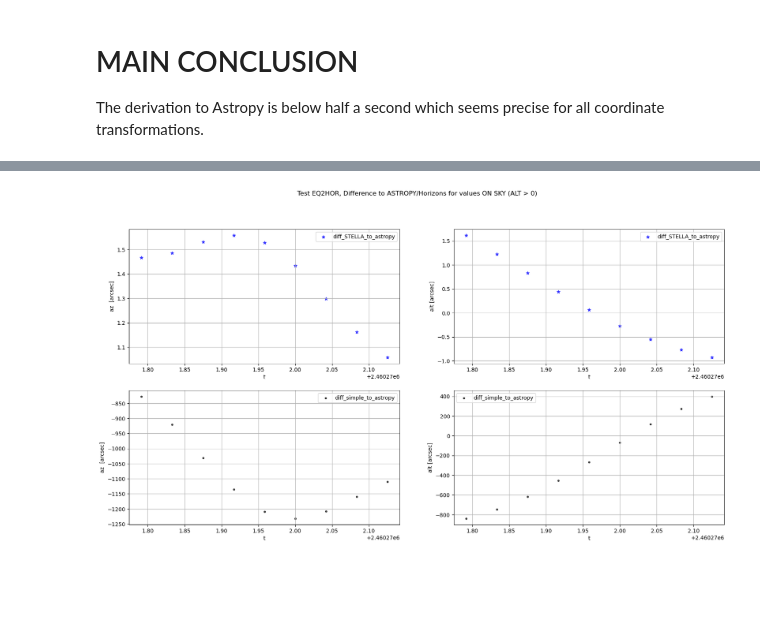
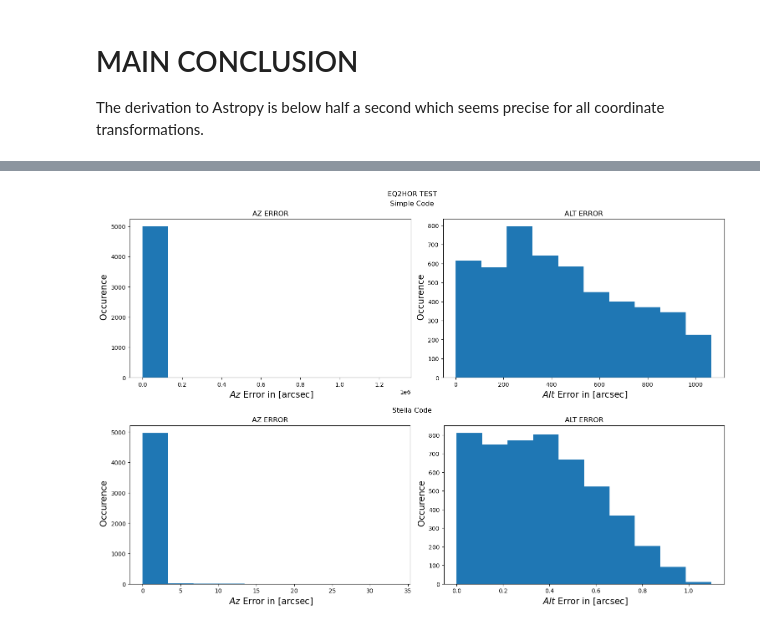
Before and after one commit to BROTLib/AstroBROT, a Jupyter notebook: testing/BROT_test.ipynb, the cells around one changed output, grey strips where cells are left out. Drawn from its saved outputs; the diff is of its cells as text; code cells hidden in the pictures; blank space fills up the shorter version.

Commit message:
indepth EQ2HOR test

```diff
--- a/testing/BROT_test.ipynb
+++ b/testing/BROT_test.ipynb
@@ -115,7 +118,7 @@ def test_EQ2HOR(coord_eq, time = datetime.datetime.now(), loc = [51.559311261326
     coord_in_b.write({'ra':coord_eq[0], 'dec':coord_eq[1]})
     # change estate to execute test -> 2 == test_state.EQ2HOR
     plc.write_by_name(data_name='MAIN.estate', value=2, plc_datatype=pyads.PLCTYPE_INT)
-    sleep(0.01) # new cycle of twincat
+    sleep(0.02) # new cycle of twincat
 
     # get ALT/AZ values
     # STELLA code
@@ -125,7 +128,7 @@ def test_EQ2HOR(coord_eq, time = datetime.datetime.now(), loc = [51.559311261326
     plc.close()
     #------------------------------------------------------------------------------------------
 
-    return np.array([[coord_out_s_beck['alt'], coord_out_s_beck['az']],[coord_out_beck['alt'], coord_out_beck['az']],[coord_hor_astro.alt.degree, coord_hor_astro.az.degree]])
+    return np.array([[coord_out_s_beck['alt'], coord_out_s_beck['az']], [coord_out_beck['alt'], coord_out_beck['az']], [coord_hor_astro.alt.degree, coord_hor_astro.az.degree]])
 
 
 def check_cycle_time(): # returns the actual twincat cycle time
@@ -238,30 +174,0 @@ axs[1,1].grid()
-# %%
-
-fig, axs = plt.subplots(2, 2, figsize=(20, 10))
-fig.suptitle('Test EQ2HOR, Difference to ASTROPY/Horizons for values ON SKY (ALT > 0)')
-axs[0,0].scatter(ts.time.jd[results[:,1,0] > 0], diff_az_stella[results[:,1,0] > 0]*3600, marker='*', alpha=0.7, c='blue', label='diff_STELLA_to_astropy')
-axs[0,0].set_xlabel('t')
-axs[0,0].set_ylabel('az  [arcsec]')
-axs[0,0].legend()
-axs[0,0].grid()
-
-axs[0,1].scatter(ts.time.jd[results[:,1,0] > 0], diff_alt_stella[results[:,1,0] > 0]*3600, marker='*', alpha=0.7, c='blue', label='diff_STELLA_to_astropy')
-axs[0,1].set_xlabel('t')
-axs[0,1].set_ylabel('alt [arcsec]')
-axs[0,1].legend()
-axs[0,1].grid()
-
-
-axs[1,0].scatter(ts.time.jd[results[:,1,0] > 0], diff_az_simple[results[:,1,0] > 0]*3600, marker='.', alpha=0.7, c='black', label='diff_simple_to_astropy')
-axs[1,0].set_xlabel('t')
-axs[1,0].set_ylabel('az  [arcsec]')
-axs[1,0].legend()
-axs[1,0].grid()
-
-axs[1,1].scatter(ts.time.jd[results[:,1,0] > 0], diff_alt_simple[results[:,1,0] > 0]*3600, marker='.', alpha=0.7, c='black', label='diff_simple_to_astropy')
-axs[1,1].set_xlabel('t')
-axs[1,1].set_ylabel('alt [arcsec]')
-axs[1,1].legend()
-axs[1,1].grid()
-# %% [output]
-[figure, removed]
@@ -267,0 +223,39 @@ axs[1,1].grid()
+# %%
+# create 2x1 subplots
+fig, axs = plt.subplots(nrows=2, ncols=1, constrained_layout=True, figsize=(15, 10))
+fig.suptitle('EQ2HOR TEST')
+
+# clear subplots
+for ax in axs:
+    ax.remove()
+
+err_masked = err#[mask]
+# add subfigure per subplot
+gridspec = axs[0].get_subplotspec().get_gridspec()
+subfigs = [fig.add_subfigure(gs) for gs in gridspec]
+subfigs[0].suptitle('Simple Code')
+axs_simple = subfigs[0].subplots(nrows=1, ncols=2)
+axs_simple[0].set_title('AZ ERROR')
+axs_simple[0].hist(err_masked[:,0,0])
+axs_simple[0].set_xlabel(r' $Az$ Error in [arcsec]', fontsize=15)
+axs_simple[0].set_ylabel(r' Occurence', fontsize=15)
+
+axs_simple[1].set_title('ALT ERROR')
+axs_simple[1].hist(err_masked[:,0,1])
+axs_simple[1].set_xlabel(r' $Alt$ Error in [arcsec]', fontsize=15)
+axs_simple[1].set_ylabel(r' Occurence', fontsize=15)
+
+subfigs[1].suptitle('Stella Code')
+axs_simple = subfigs[1].subplots(nrows=1, ncols=2)
+axs_simple[0].set_title('AZ ERROR')
+axs_simple[0].hist(err_masked[:,1,0])
+axs_simple[0].set_xlabel(r' $Az$ Error in [arcsec]', fontsize=15)
+axs_simple[0].set_ylabel(r' Occurence', fontsize=15)
+
+axs_simple[1].set_title('ALT ERROR')
+axs_simple[1].hist(err_masked[:,1,1])
+axs_simple[1].set_xlabel(r' $Alt$ Error in [arcsec]', fontsize=15)
+axs_simple[1].set_ylabel(r' Occurence', fontsize=15)
+plt.show()
+# %% [output]
+[figure, added]
```
Also changed, not shown: parts of 8 cells of this notebook, 1 other file.
